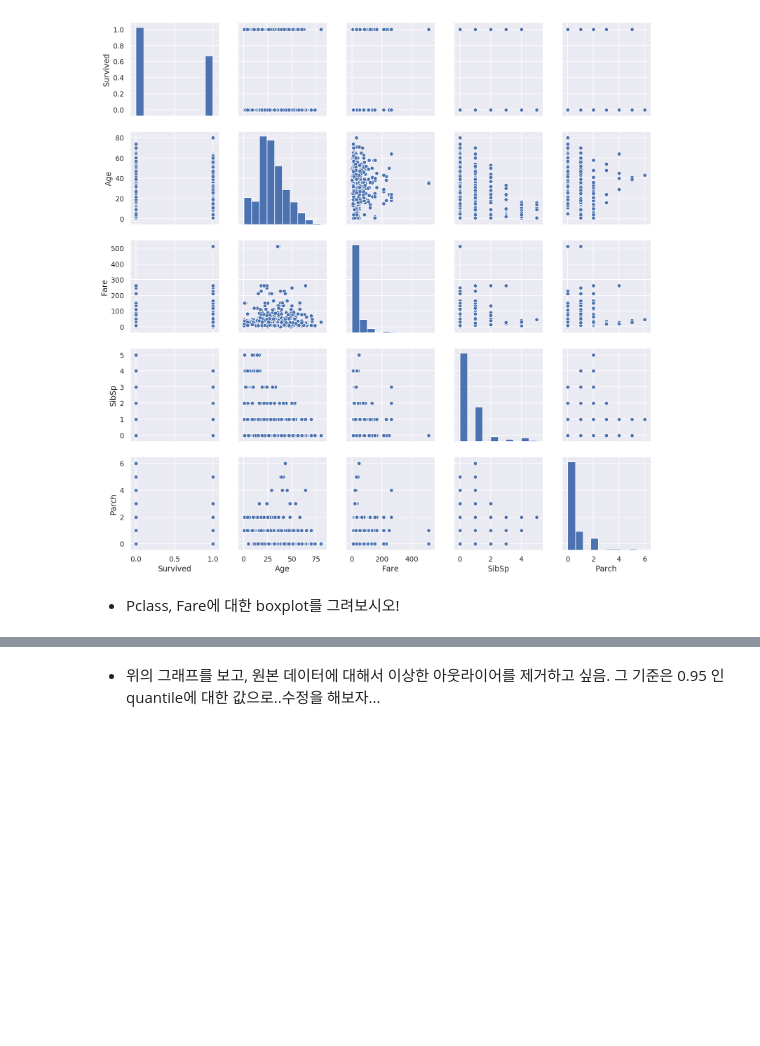
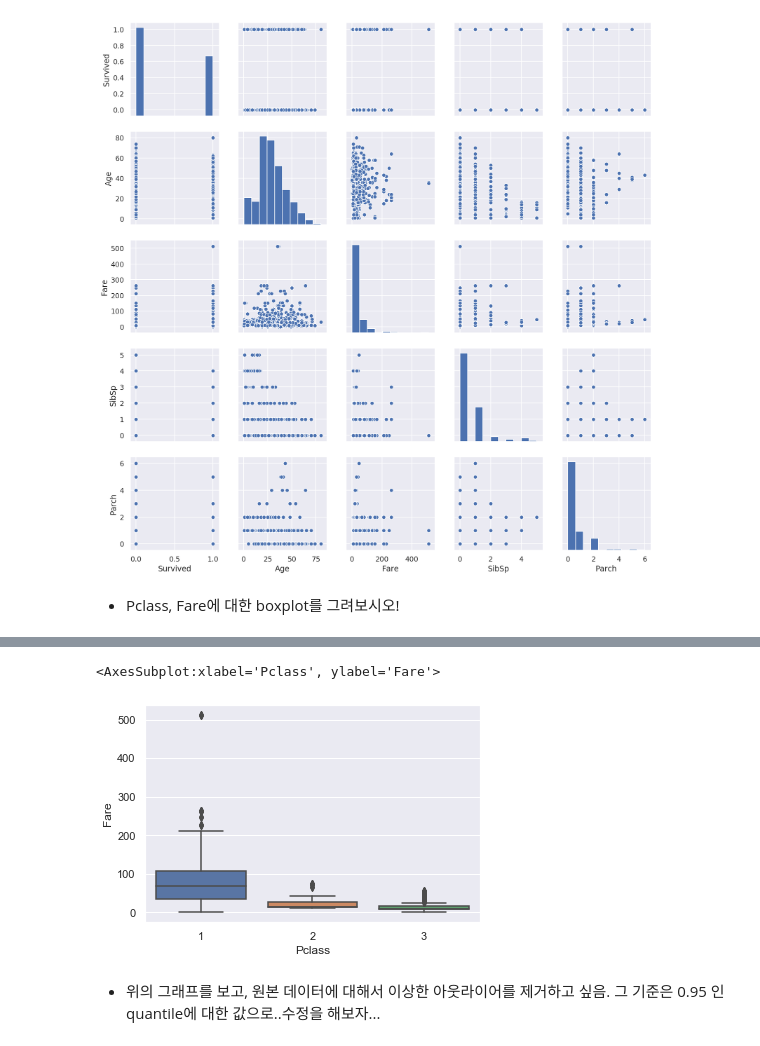
Before and after one commit to yeonji0-0/-22-01-24-, a Jupyter notebook: (22-02-21) Titanic_Exploration_ex .ipynb, the cells around one changed output, grey strips where cells are left out. Cells and saved outputs as stored; diff of their text form; code cells hidden in the pictures; blank space fills up the shorter version.

```diff
--- a/(22-02-21) Titanic_Exploration_ex .ipynb
+++ b/(22-02-21) Titanic_Exploration_ex .ipynb
@@ -349,0 +406,7 @@ memory usage: 61.2+ KB
+# %%
+#pandas에서 지우는 것이 drop -> 가로, 세로
+# 빈 값에 대해서 지울 때 : dropna
+#dropna() : 특별히 조건 지정하지 않으면, 가로줄을 기준으로 모든 값이 있는 데이터만 살린다
+           #-> 완벽하게 complete한 셋을 자동 구성 -> 데이터의 수가 확 줄어들 수 있음
+data = data.drop("Cabin", axis =1).dropna()
+data.info()
@@ -361,2 +439,7 @@ memory usage: 61.2+ KB
+# %%
+sns.boxplot(data = data, x="Pclass", y = "Fare")
+# %% [output]
+<AxesSubplot:xlabel='Pclass', ylabel='Fare'>
+[figure, added]
 # %% [markdown]
 * 위의 그래프를 보고, 원본 데이터에 대해서 이상한 아웃라이어를 제거하고 싶음. 그 기준은 0.95 인 quantile에 대한 값으로..수정을 해보자...
```
Also changed, not shown: parts of 38 cells of this notebook, 9 other files.
